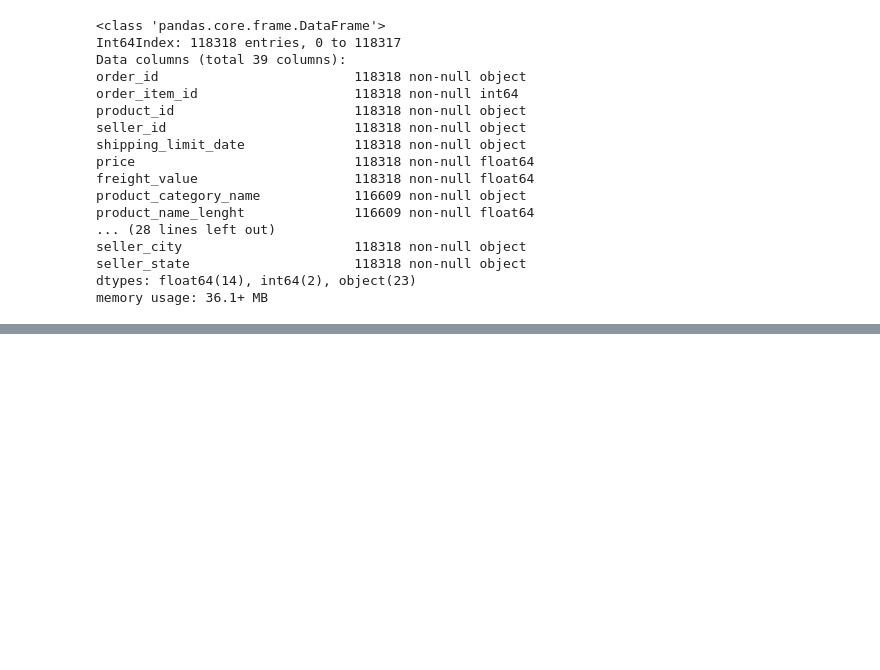
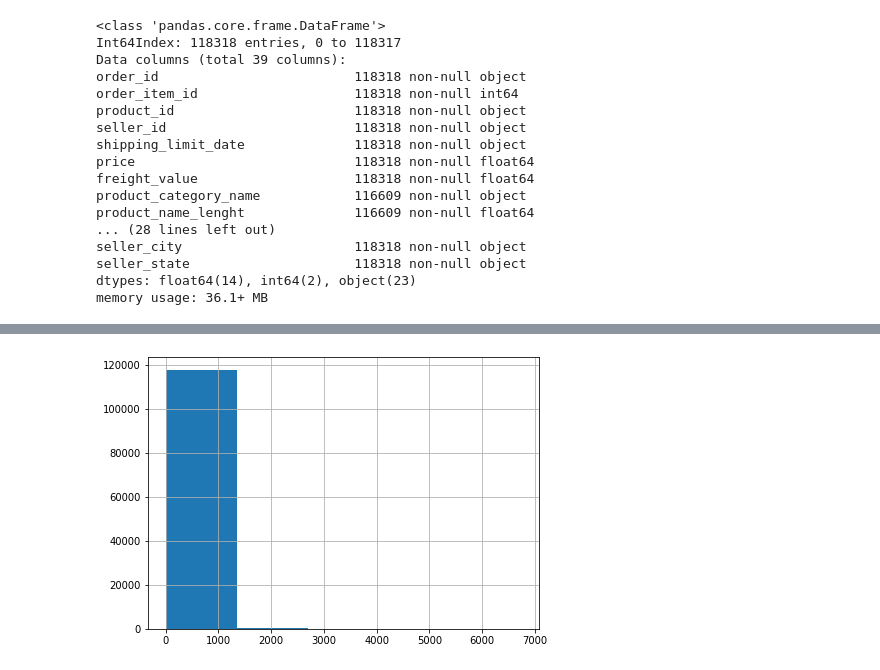
Before and after one commit to machadomr/DaysOfCode, a Jupyter notebook: 06_Other/01_Kaggle_Olist.ipynb, the cells around one changed output, grey strips where cells are left out. Cells and saved outputs as stored; diff of their text form; code cells hidden in the pictures; blank space fills up the shorter version.

```diff
--- a/06_Other/01_Kaggle_Olist.ipynb
+++ b/06_Other/01_Kaggle_Olist.ipynb
@@ -108,0 +152,5 @@ memory usage: 36.1+ MB
+# %%
+df_merged['price'].hist(bins = 5, figsize = (7,5))
+plt.show()
+# %% [output]
+[figure, added]
```
Also changed, not shown: parts of 28 cells of this notebook.
